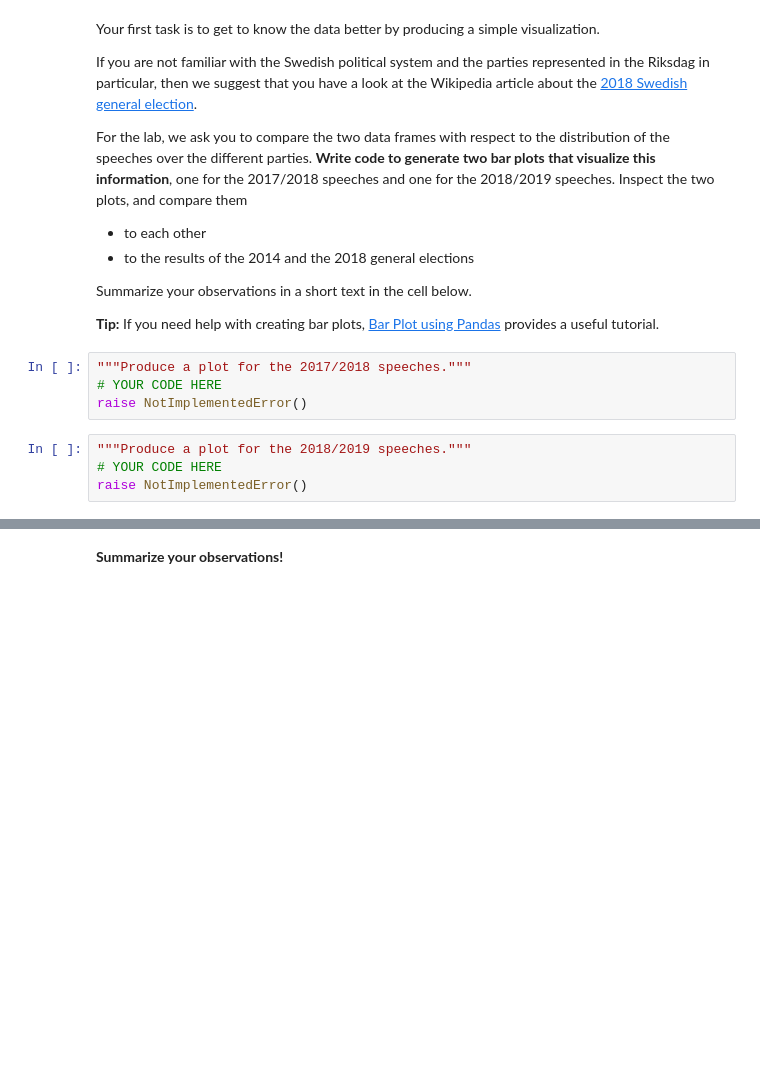
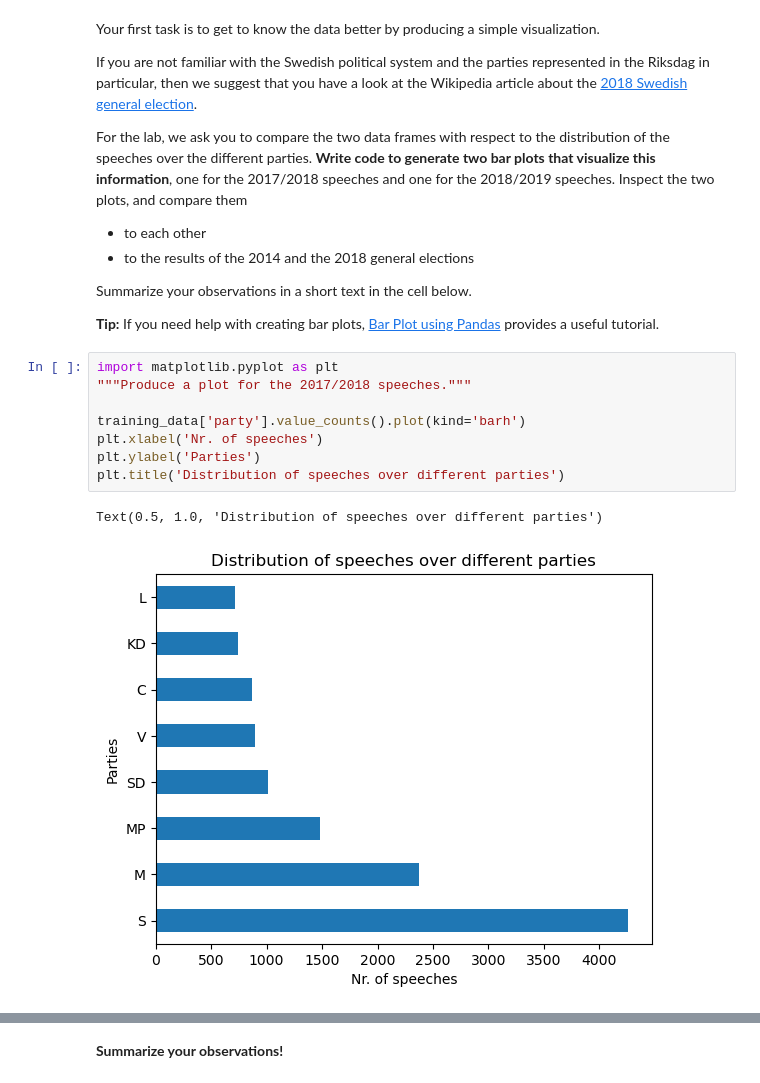
Before and after one commit to jakeberggren/TDDE16-Text-Mining, a Jupyter notebook: Lab2/TM-Lab2.ipynb, the cells around one changed output, grey strips where cells are left out. Drawn from its saved outputs; the diff is of its cells as text; blank space fills up the shorter version.

```diff
--- a/Lab2/TM-Lab2.ipynb
+++ b/Lab2/TM-Lab2.ipynb
@@ -60,11 +69,14 @@ For the lab, we ask you to compare the two data frames with respect to the distr
 Summarize your observations in a short text in the cell below.
 
 **Tip:** If you need help with creating bar plots, [Bar Plot using Pandas](https://dfrieds.com/data-visualizations/bar-plot-python-pandas) provides a useful tutorial.
-# %%
-"""Produce a plot for the 2017/2018 speeches."""
-# YOUR CODE HERE
-raise NotImplementedError()
-# %%
-"""Produce a plot for the 2018/2019 speeches."""
-# YOUR CODE HERE
-raise NotImplementedError()
+# %%
+import matplotlib.pyplot as plt
+"""Produce a plot for the 2017/2018 speeches."""
+
+training_data['party'].value_counts().plot(kind='barh')
+plt.xlabel('Nr. of speeches')
+plt.ylabel('Parties')
+plt.title('Distribution of speeches over different parties')
+# %% [output]
+Text(0.5, 1.0, 'Distribution of speeches over different parties')
+[figure, added]
```
Also changed, not shown: parts of 23 cells of this notebook.
